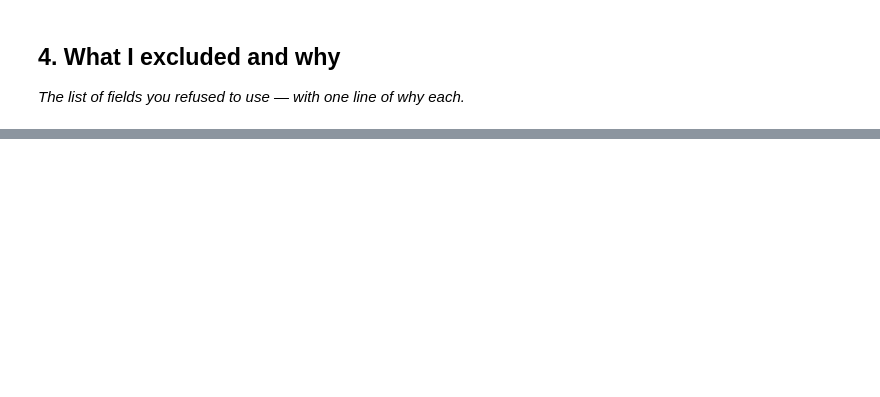
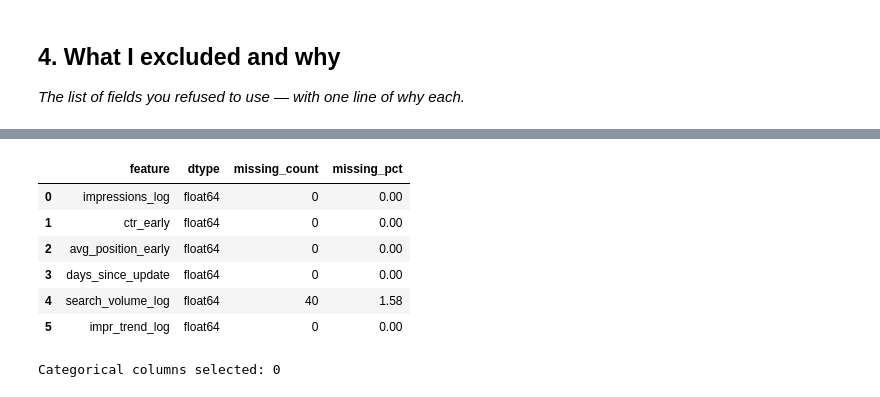
Before and after one commit to janaadarwish/flyrank-ml-internship, a Jupyter notebook: work/notebooks/w03_feature_leakage_check.ipynb, the cells around one changed output, grey strips where cells are left out. Cells and saved outputs as stored; diff of their text form; code cells hidden in the pictures; blank space fills up the shorter version.

```diff
--- a/work/notebooks/w03_feature_leakage_check.ipynb
+++ b/work/notebooks/w03_feature_leakage_check.ipynb
@@ -22,0 +39,25 @@ This skeleton is yours to fill. Work the sections **in order** — each one has
+# %%
+TOKEN = userdata.get("HF_TOKEN")
+
+if not TOKEN:
+    raise ValueError("HF_TOKEN is missing from Colab Secrets.")
+
+REPO = "FlyRank/internship-warehouse"
+
+FACT = hf_hub_download(
+    REPO,
+    "fact_content_daily_performance/month=2026-03/data_0.parquet",
+    repo_type="dataset",
+    token=TOKEN
+)
+
+DIM_CONTENT = hf_hub_download(
+    REPO,
+    "dim_content.parquet",
+    repo_type="dataset",
+    token=TOKEN
+)
+
+con = duckdb.connect()
+
+print("Warehouse files loaded successfully.")
@@ -46,0 +217,22 @@ Before you submit, confirm each line honestly:
+# %%
+feature_notes = pd.DataFrame({
+    "feature": FEATS,
+    "dtype": [d[f].dtype for f in FEATS],
+    "missing_count": [d[f].isna().sum() for f in FEATS],
+    "missing_pct": [
+        round(d[f].isna().mean() * 100, 2)
+        for f in FEATS
+    ]
+})
+
+display(feature_notes)
+print("Categorical columns selected:", len(CATEGORICAL_FEATURES))
+# %% [output]
+|  | feature | dtype | missing_count | missing_pct |
+| 0 | impressions_log | float64 | 0 | 0.00 |
+| 1 | ctr_early | float64 | 0 | 0.00 |
+| 2 | avg_position_early | float64 | 0 | 0.00 |
+| 3 | days_since_update | float64 | 0 | 0.00 |
+| 4 | search_volume_log | float64 | 40 | 1.58 |
+| 5 | impr_trend_log | float64 | 0 | 0.00 |
+Categorical columns selected: 0
```
Also changed, not shown: parts of 17 cells of this notebook.
